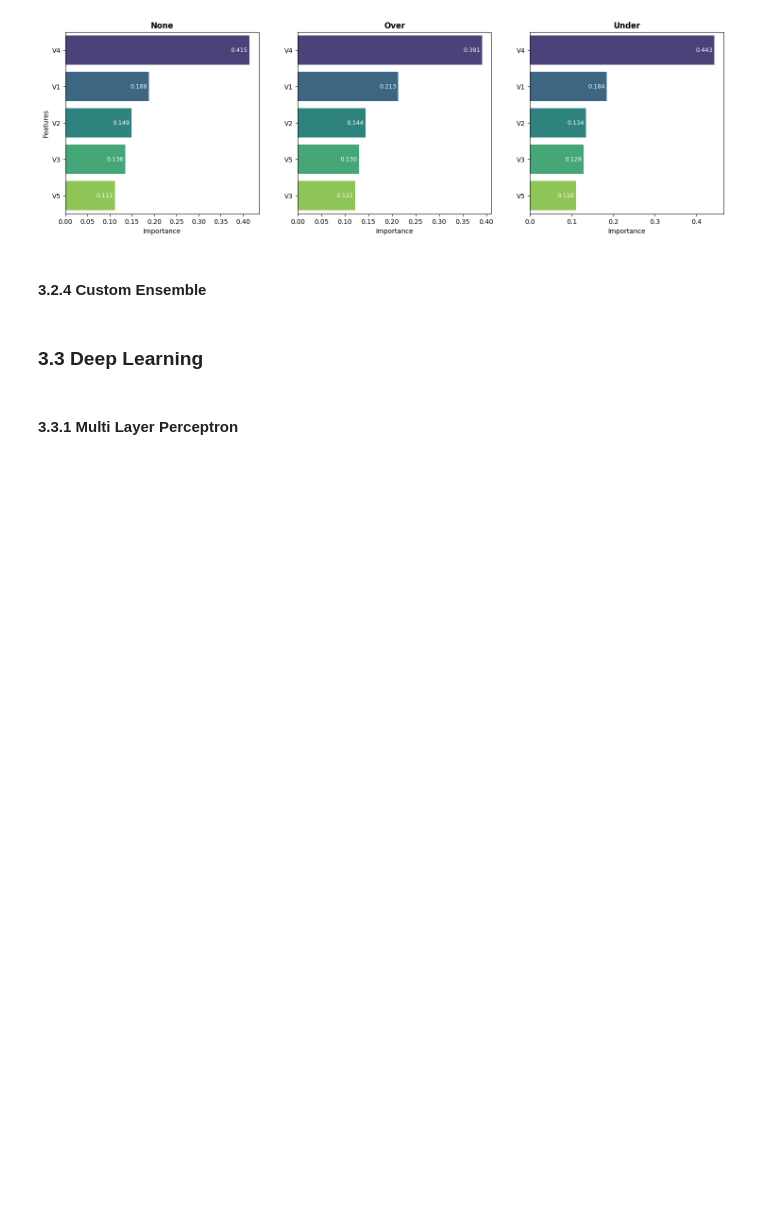
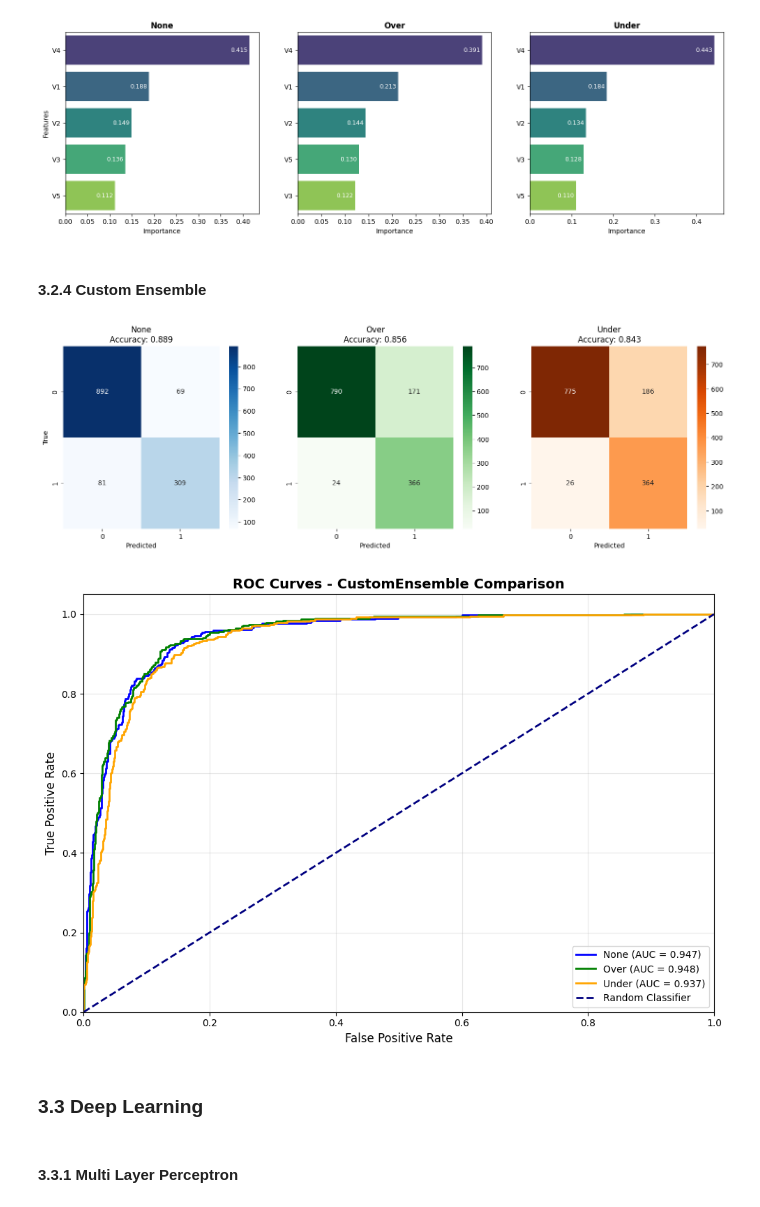
Before and after one commit to fcardia/phoneme_classification, a Jupyter notebook: main.ipynb, the cells around one changed output. Drawn from its saved outputs; the diff is of its cells as text; code cells hidden in the pictures; blank space fills up the shorter version.

Commit message:
custom ensemble

```diff
--- a/main.ipynb
+++ b/main.ipynb
@@ -292 +303,26 @@ over sampling
+# %%
+class EnsembleClassifier:
+	def __init__(self, model_names: list):
+		self.ensemble_models = {}
+		for name in model_names:
+			self.ensemble_models[name] = models_base[name]
+
+	def fit(self, X_train, y_train):
+		for model_name, model_istance in self.ensemble_models.items():
+			model_istance.fit(X_train, y_train)
+
+	# Using "Soft Voting" as foving policy
+	def predict(self, X_test):
+		self.y_proba_agg = np.zeros(shape=(y_test.shape[0],))
+		for model_name, model_istance in self.ensemble_models.items():
+			self.y_proba_agg += model_istance.predict_proba(X_test)[:, 1]
+		self.y_proba_agg /= len(self.ensemble_models.keys())
+		return self.y_proba_agg.round()
+
+	def predict_proba(self, X_test):
+		return self.y_proba_agg
+
+
+ensemble = EnsembleClassifier(["SVC", "XGBoost", "AdaBoost"])
+models_base["CustomEnsemble"] = ensemble
 # %%
@@ -328,7 +353,7 @@ def compute_results(model_name: str, **train_config):
 		model.fit(X_tr, y_tr)
 
 		y_pred = model.predict(X_test)
-		y_pred_proba = model.predict_proba(X_test)[:, 1]
+		y_pred_proba = model.predict_proba(X_test)[:, 1] if model_name != "CustomEnsemble" else model.predict_proba(X_test)
 
 		results[strategy] = {
 			'model': model,
@@ -710,6 +735,12 @@ render_plots("XGBoost", results, colors)
 [figure]
 # %% [markdown]
 #### 3.2.4 Custom Ensemble
+# %%
+results = compute_results("CustomEnsemble", **configs)
+render_plots("CustomEnsemble", results, colors)
+# %% [output]
+[figure, added]
+[figure, added]
 # %% [markdown]
 ### 3.3 Deep Learning
 # %% [markdown]
```
Also changed, not shown: parts of 3 cells of this notebook, 3 other files.
